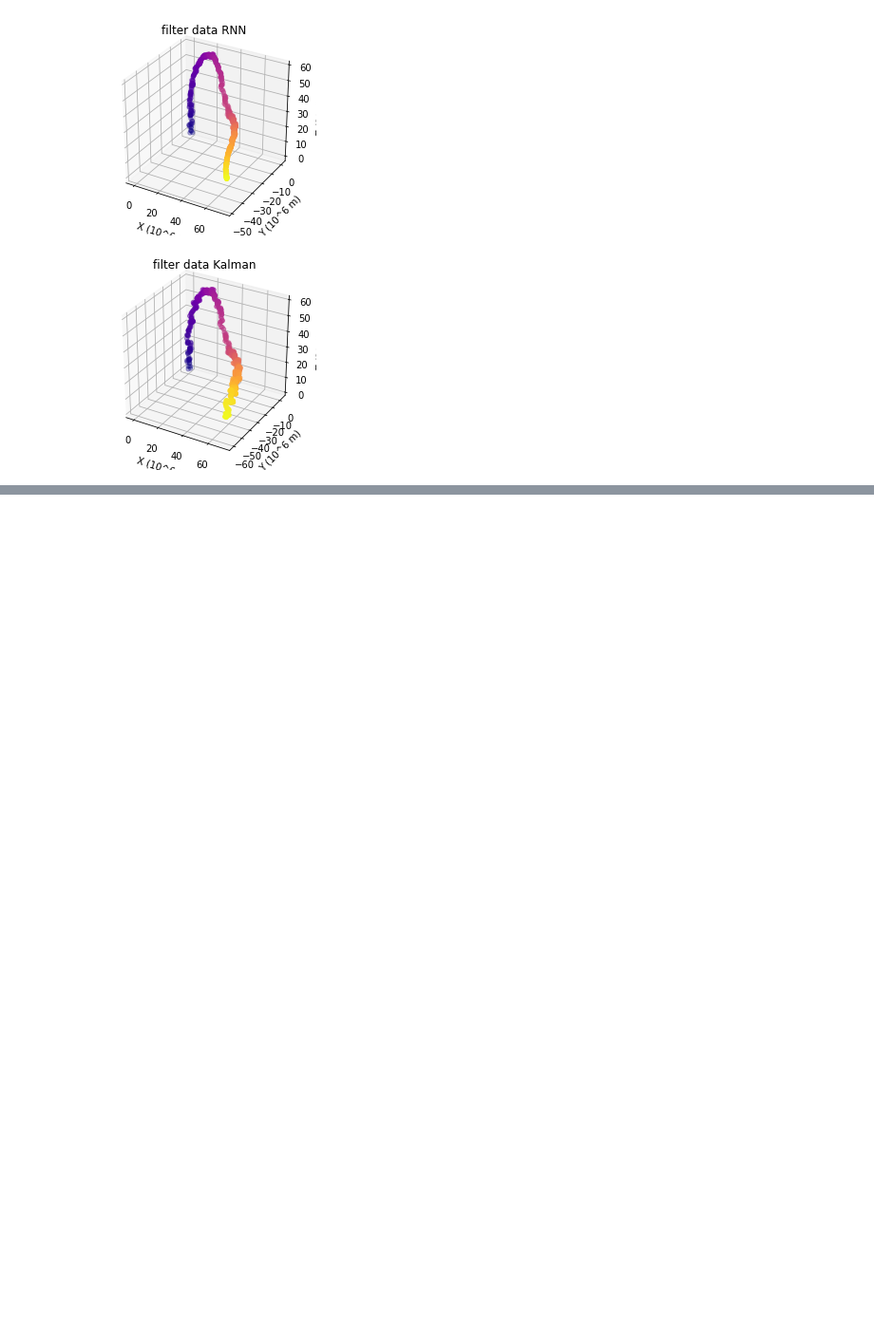
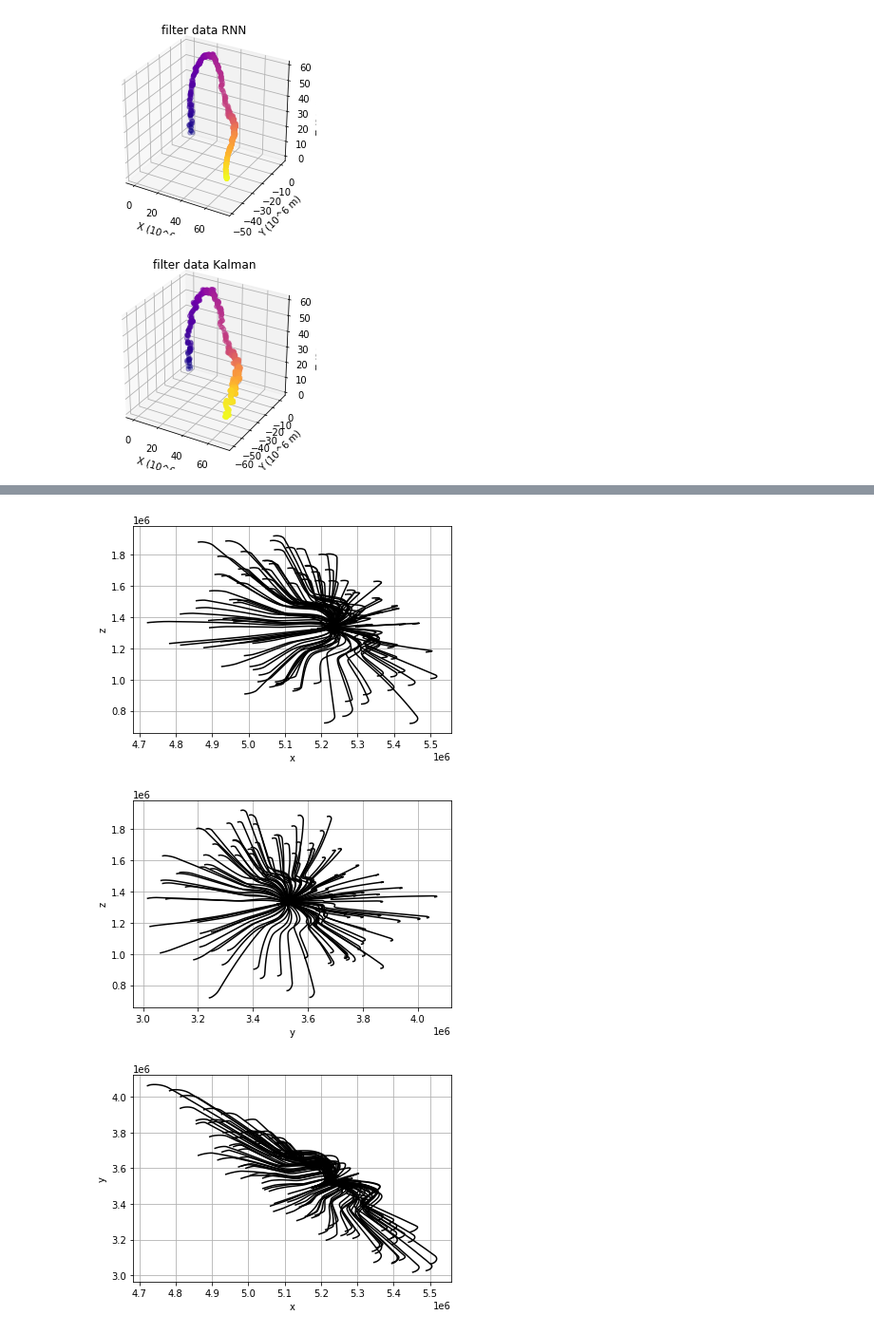
Before and after one commit to dart9905/-oursework, a Jupyter notebook: KalmanNN/KalmanNN.ipynb, the cells around one changed output, grey strips where cells are left out. Shown at 95% size. Drawn from its saved outputs; the diff is of its cells as text; code cells hidden in the pictures; blank space fills up the shorter version.

```diff
--- a/KalmanNN/KalmanNN.ipynb
+++ b/KalmanNN/KalmanNN.ipynb
@@ -1468,0 +1522,35 @@ plt.show()
+# %%
+a0 = 3
+a1 = 0
+a2 = 2
+plt.ylabel('z')
+plt.xlabel('x')
+for k in range(len(test_keys)//2):
+    key_k = test_keys[k]
+    plt.plot(np.array(dset[key_k])[a0:,a1], np.array(dset[key_k])[a0:,a2], label='data', color='black')
+plt.grid(True)
+plt.show()
+
+a1 = 1
+a2 = 2
+plt.ylabel('z')
+plt.xlabel('y')
+for k in range(len(test_keys)//2):
+    key_k = test_keys[k]
+    plt.plot(np.array(dset[key_k])[a0:,a1], np.array(dset[key_k])[a0:,a2], label='data', color='black')
+plt.grid(True)
+plt.show()
+
+a1 = 0
+a2 = 1
+plt.ylabel('y')
+plt.xlabel('x')
+for k in range(len(test_keys)//2):
+    key_k = test_keys[k]
+    plt.plot(np.array(dset[key_k])[a0:,a1], np.array(dset[key_k])[a0:,a2], label='data', color='black')
+plt.grid(True)
+plt.show()
+# %% [output]
+[figure, added]
+[figure, added]
+[figure, added]
```
Also changed, not shown: parts of 10 cells of this notebook, 2 other files.
